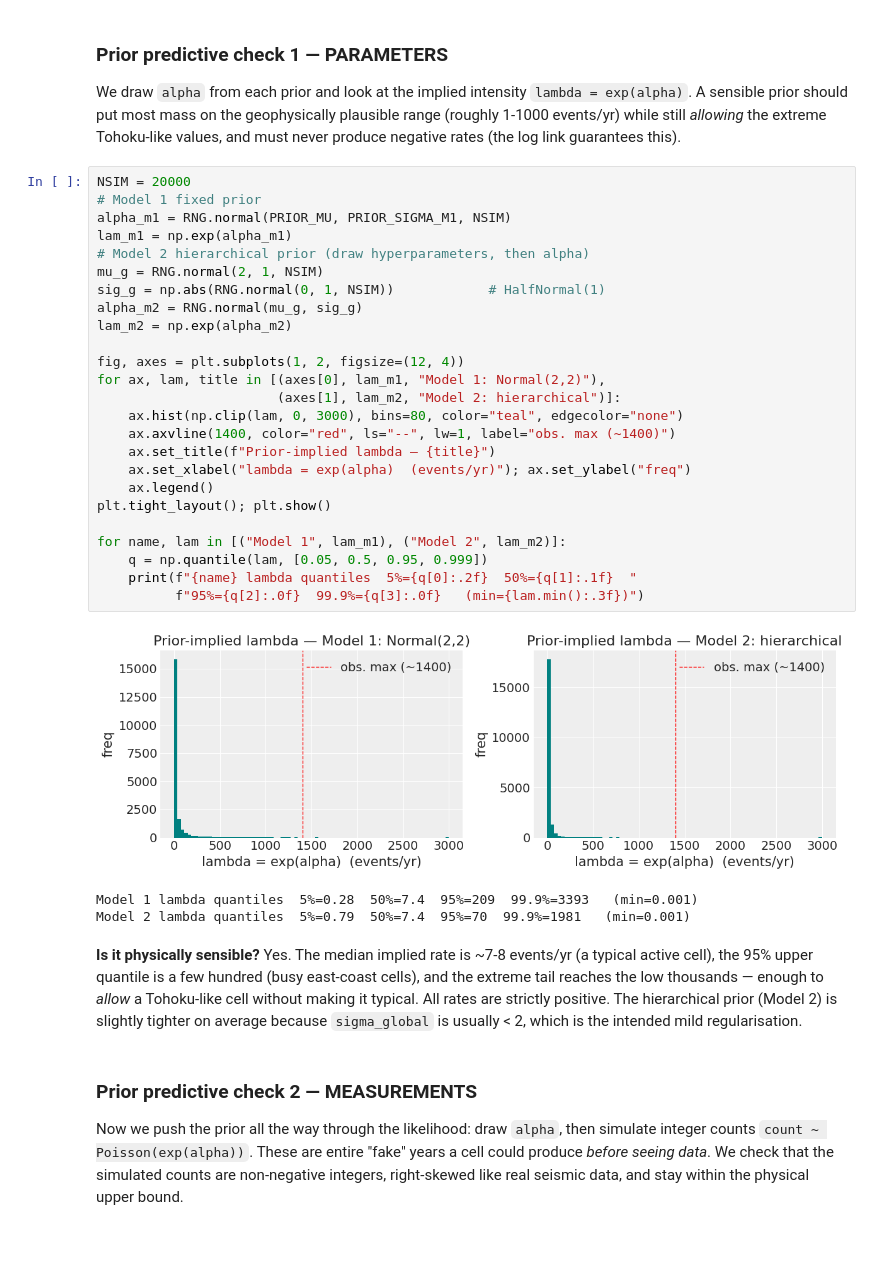
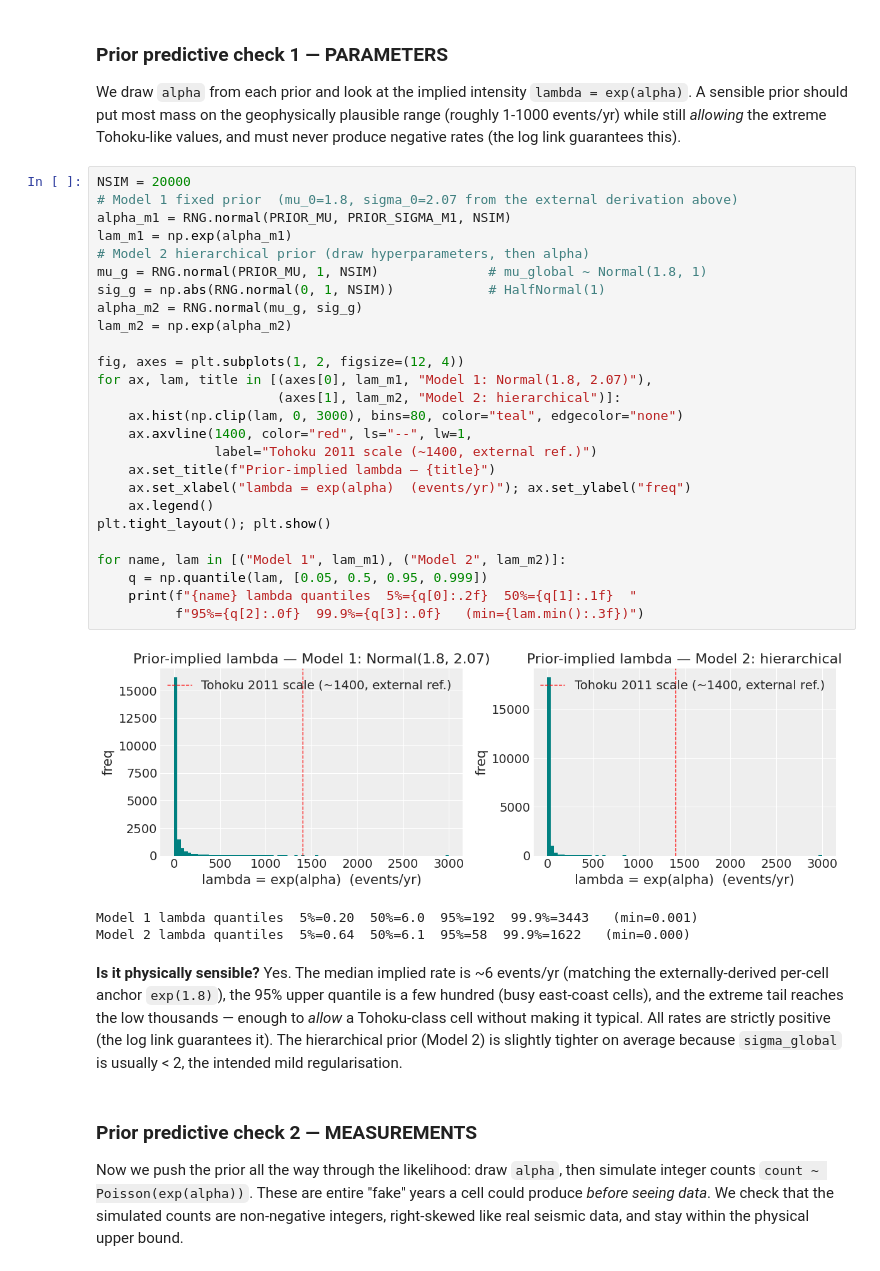
Before and after one commit to PMajerczyk/DA_project, a Jupyter notebook: notebooks/03_priors.ipynb, the cells around one changed output. Drawn from its saved outputs; the diff is of its cells as text; blank space fills up the shorter version.

```diff
--- a/notebooks/03_priors.ipynb
+++ b/notebooks/03_priors.ipynb
@@ -79,40 +122,42 @@ the extreme Tohoku-like values, and must never produce negative rates (the log
 link guarantees this).
 # %%
 NSIM = 20000
-# Model 1 fixed prior
+# Model 1 fixed prior  (mu_0=1.8, sigma_0=2.07 from the external derivation above)
 alpha_m1 = RNG.normal(PRIOR_MU, PRIOR_SIGMA_M1, NSIM)
 lam_m1 = np.exp(alpha_m1)
 # Model 2 hierarchical prior (draw hyperparameters, then alpha)
-mu_g = RNG.normal(2, 1, NSIM)
+mu_g = RNG.normal(PRIOR_MU, 1, NSIM)              # mu_global ~ Normal(1.8, 1)
 sig_g = np.abs(RNG.normal(0, 1, NSIM))            # HalfNormal(1)
 alpha_m2 = RNG.normal(mu_g, sig_g)
 lam_m2 = np.exp(alpha_m2)
 
 fig, axes = plt.subplots(1, 2, figsize=(12, 4))
-for ax, lam, title in [(axes[0], lam_m1, "Model 1: Normal(2,2)"),
+for ax, lam, title in [(axes[0], lam_m1, "Model 1: Normal(1.8, 2.07)"),
                        (axes[1], lam_m2, "Model 2: hierarchical")]:
     ax.hist(np.clip(lam, 0, 3000), bins=80, color="teal", edgecolor="none")
-    ax.axvline(1400, color="red", ls="--", lw=1, label="obs. max (~1400)")
+    ax.axvline(1400, color="red", ls="--", lw=1,
+               label="Tohoku 2011 scale (~1400, external ref.)")
     ax.set_title(f"Prior-implied lambda — {title}")
     ax.set_xlabel("lambda = exp(alpha)  (events/yr)"); ax.set_ylabel("freq")
     ax.legend()
 plt.tight_layout(); plt.show()
 
 for name, lam in [("Model 1", lam_m1), ("Model 2", lam_m2)]:
     q = np.quantile(lam, [0.05, 0.5, 0.95, 0.999])
     print(f"{name} lambda quantiles  5%={q[0]:.2f}  50%={q[1]:.1f}  "
           f"95%={q[2]:.0f}  99.9%={q[3]:.0f}   (min={lam.min():.3f})")
 # %% [output]
-[figure, old version]
+[figure, new version]
-Model 1 lambda quantiles  5%=0.28  50%=7.4  95%=209  99.9%=3393   (min=0.001)
-Model 2 lambda quantiles  5%=0.79  50%=7.4  95%=70  99.9%=1981   (min=0.001)
+Model 1 lambda quantiles  5%=0.20  50%=6.0  95%=192  99.9%=3443   (min=0.001)
+Model 2 lambda quantiles  5%=0.64  50%=6.1  95%=58  99.9%=1622   (min=0.000)
 # %% [markdown]
-**Is it physically sensible?** Yes. The median implied rate is ~7-8 events/yr
-(a typical active cell), the 95% upper quantile is a few hundred (busy
-east-coast cells), and the extreme tail reaches the low thousands — enough to
-*allow* a Tohoku-like cell without making it typical. All rates are strictly
-positive. The hierarchical prior (Model 2) is slightly tighter on average
-because `sigma_global` is usually < 2, which is the intended mild regularisation.
+**Is it physically sensible?** Yes. The median implied rate is ~6 events/yr
+(matching the externally-derived per-cell anchor `exp(1.8)`), the 95% upper
+quantile is a few hundred (busy east-coast cells), and the extreme tail reaches
+the low thousands — enough to *allow* a Tohoku-class cell without making it
+typical. All rates are strictly positive (the log link guarantees it). The
+hierarchical prior (Model 2) is slightly tighter on average because
+`sigma_global` is usually < 2, the intended mild regularisation.
 # %% [markdown]
 ### Prior predictive check 2 — MEASUREMENTS
 Now we push the prior all the way through the likelihood: draw `alpha`, then
```
Also changed, not shown: parts of 13 cells of this notebook, 20 other files.
